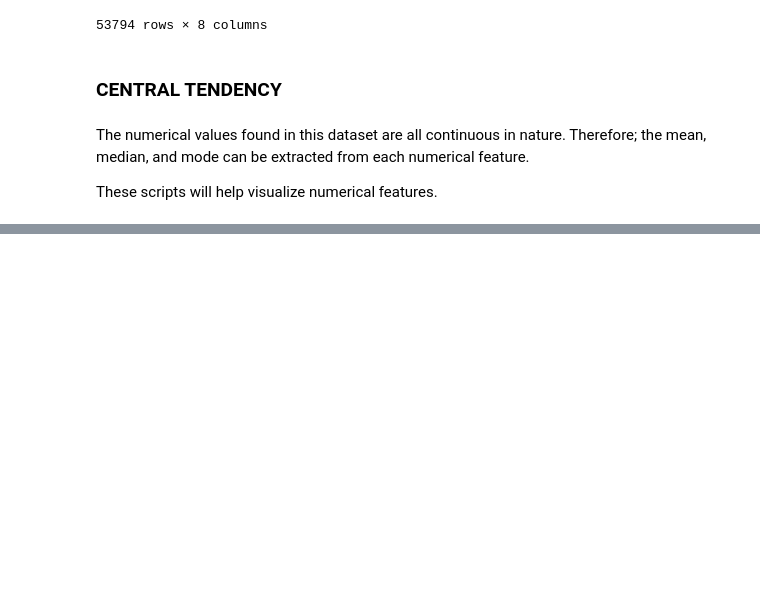
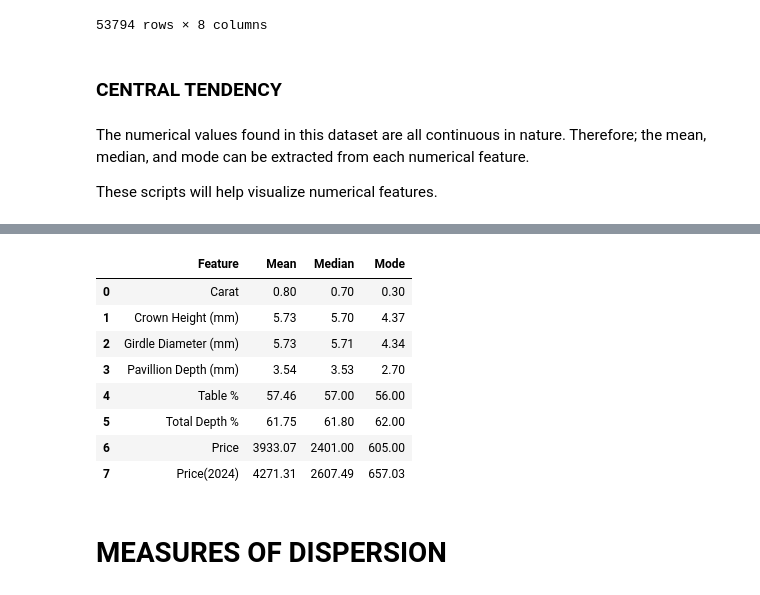
Before and after one commit to iacisme/diamonds, a Jupyter notebook: 01_Notebooks/01-03-DS.ipynb, the cells around one changed output, grey strips where cells are left out. Drawn from its saved outputs; the diff is of its cells as text; code cells hidden in the pictures; blank space fills up the shorter version.

```diff
--- a/01_Notebooks/01-03-DS.ipynb
+++ b/01_Notebooks/01-03-DS.ipynb
@@ -346,0 +390,40 @@ interactive(children=(ToggleButtons(description='Marginals:', options=(None, 'bo
+# %%
+# Create a list to store dictionary values
+numericalSummary_list = []
+
+# Create a summary of the mode values for categorical features
+for numerical in numericalColumns_list:
+
+    # Calculate the measures of central tendency for numerical features
+    meanCalc = round(diamonds_num_df[numerical].mean(), 2)
+    medianCalc = diamonds_num_df[numerical].median()
+    modeCalc = diamonds_num_df[numerical].mode()[0]
+
+    # Create the dictionary
+    dictionary = {
+        'Feature' : numerical,
+        'Mean' : meanCalc,
+        'Median' : medianCalc,
+        'Mode' : modeCalc
+    }
+
+    # Append the dictionary to the dictionary list
+    numericalSummary_list.append(dictionary)
+
+# Create a pandas dataframe to display the results as a table
+numericalSummary_df = pd.DataFrame(numericalSummary_list)
+
+# Display the summary table
+numericalSummary_df
+# %% [output]
+|  | Feature | Mean | Median | Mode |
+| 0 | Carat | 0.80 | 0.70 | 0.30 |
+| 1 | Crown Height (mm) | 5.73 | 5.70 | 4.37 |
+| 2 | Girdle Diameter (mm) | 5.73 | 5.71 | 4.34 |
+| 3 | Pavillion Depth (mm) | 3.54 | 3.53 | 2.70 |
+| 4 | Table % | 57.46 | 57.00 | 56.00 |
+| 5 | Total Depth % | 61.75 | 61.80 | 62.00 |
+| 6 | Price | 3933.07 | 2401.00 | 605.00 |
+| 7 | Price(2024) | 4271.31 | 2607.49 | 657.03 |
+# %% [markdown]
+# MEASURES OF DISPERSION
```
Also changed, not shown: parts of 29 cells of this notebook.
